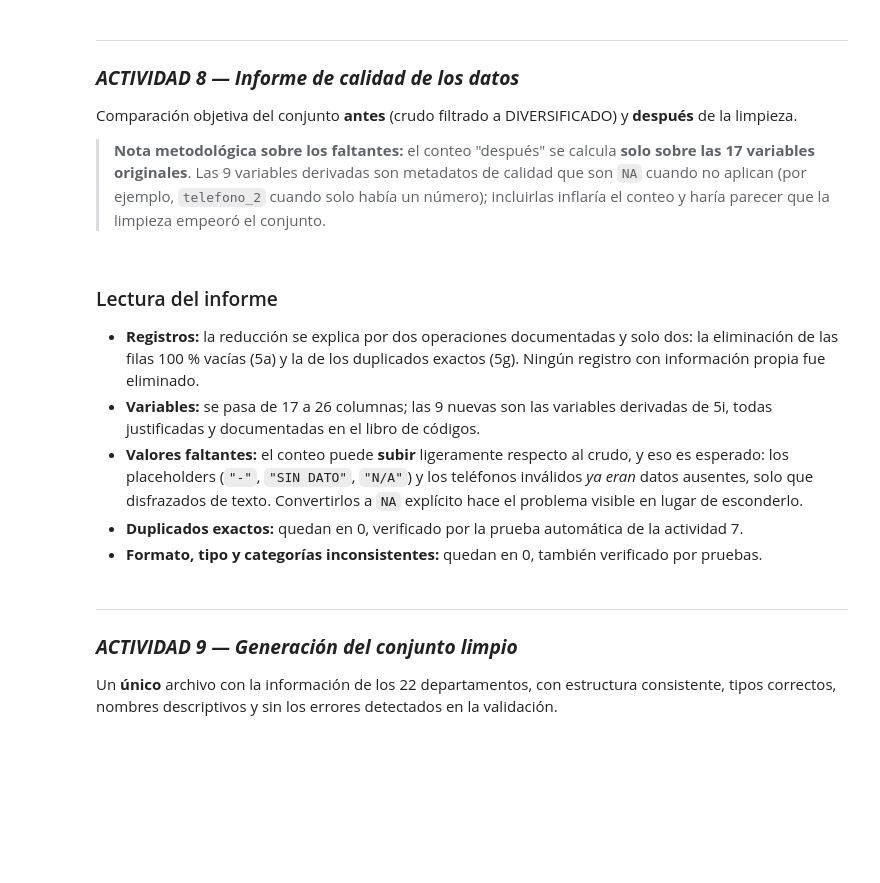
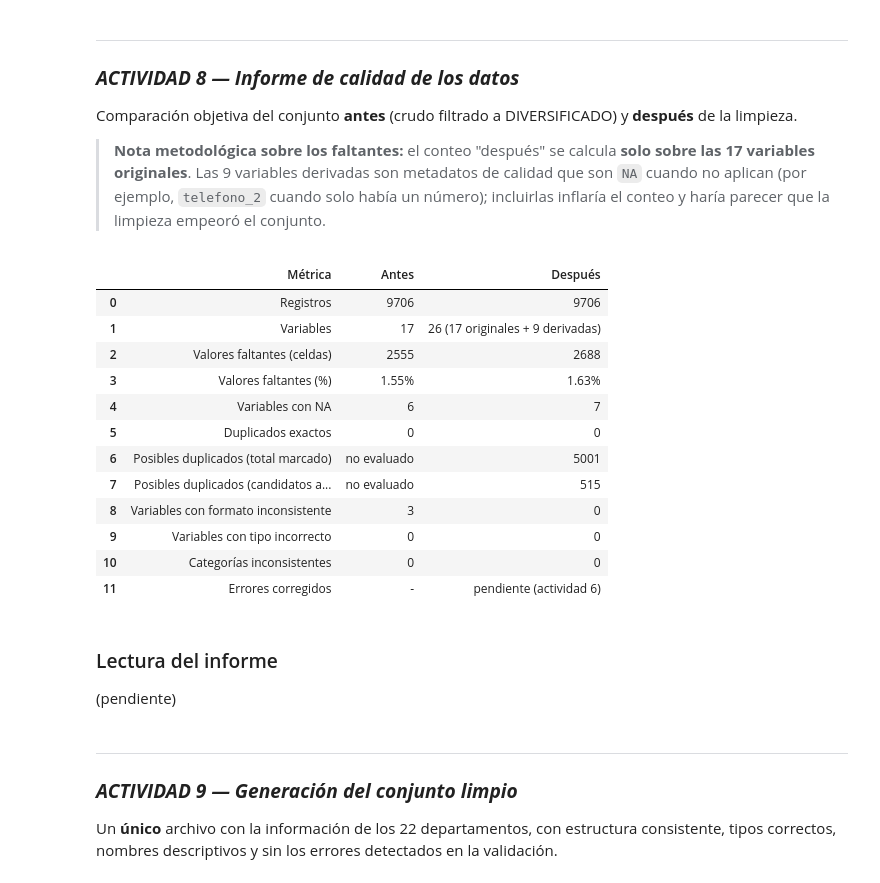
Before and after one commit to CindyGualim/DATA-SCIENCE_CC3084, a Jupyter notebook: Proyecto1.ipynb, the cells around one changed output. Cells and saved outputs as stored; diff of their text form; code cells hidden in the pictures; blank space fills up the shorter version.

```diff
--- a/Proyecto1.ipynb
+++ b/Proyecto1.ipynb
@@ -1815,6 +1897,35 @@ limpieza.
 > aplican (por ejemplo, `telefono_2` cuando solo había un número); incluirlas inflaría el conteo y
 > haría parecer que la limpieza empeoró el conjunto.
 # %%
+# ---------- Métricas "antes" que dependen del crudo ----------
+if "variables_tipo_incorrecto_antes" not in globals():
+    variables_tipo_incorrecto_antes = int((df_raw.dtypes == object).sum())
+
+if "variables_formato_inconsistente_antes" not in globals():
+    def _tiene_problema_de_formato(serie):
+        s = serie.dropna().astype(str)
+        return bool(s.str.contains(r"^\s|\s$|\s{2,}", regex=True).any())
+
+    variables_formato_inconsistente_antes = int(
+        sum(_tiene_problema_de_formato(df_raw[c]) for c in df_raw.columns)
+    ) + 3   # + ESTABLECIMIENTO (comillas), TELEFONO y DISTRITO (formatos mezclados)
+
+if "categorias_inconsistentes_antes" not in globals():
+    _renombrado = df_raw.rename(columns=COLUMN_RENAME)
+    categorias_inconsistentes_antes = 0
+    for _var in VARIABLES_CATEGORICAS:
+        if _var not in _renombrado.columns:
+            continue
+        _serie = _renombrado[_var].dropna().map(normalizar_texto).dropna()
+        if _serie.empty:
+            continue
+        _serie = _serie.astype(str).str.upper()
+        _claves = _serie.map(normalizar_para_comparar)
+        for _clave, _grupo in pd.DataFrame({"valor": _serie, "clave": _claves}).groupby("clave"):
+            _formas = _grupo["valor"].value_counts()
+            if len(_formas) > 1:
+                categorias_inconsistentes_antes += len(_formas) - 1
+
 # ---------- Antes ----------
 registros_antes = len(df_raw)
 variables_antes = df_raw.shape[1]
@@ -1830,7 +1941,12 @@ faltantes_despues = int(df[COLUMNAS_ORIGINALES].isna().sum().sum())
 pct_faltantes_despues = faltantes_despues / (registros_despues * len(COLUMNAS_ORIGINALES)) * 100
 variables_con_na_despues = int((df[COLUMNAS_ORIGINALES].isna().sum() > 0).sum())
 duplicados_exactos_despues = int(df[COLUMNAS_ORIGINALES].duplicated().sum())
-errores_corregidos = int(registro_transformaciones["registros_afectados"].sum())
+
+# "Errores corregidos" depende de la actividad 6, que puede estar pendiente.
+if "registro_transformaciones" in globals():
+    errores_corregidos = int(registro_transformaciones["registros_afectados"].sum())
+else:
+    errores_corregidos = "pendiente (actividad 6)"
 
 informe_calidad = pd.DataFrame({
     "Métrica": [
@@ -1849,48 +1965,51 @@ informe_calidad = pd.DataFrame({
     ],
     "Antes": [
         registros_antes,
         variables_antes,
         faltantes_antes,
         f"{pct_faltantes_antes:.2f}%",
         variables_con_na_antes,
         duplicados_exactos_antes,
         "no evaluado",
         "no evaluado",
         variables_formato_inconsistente_antes,
         variables_tipo_incorrecto_antes,
         categorias_inconsistentes_antes,
-        "—",
+        "-",
     ],
     "Después": [
         registros_despues,
         f"{variables_despues} ({len(COLUMNAS_ORIGINALES)} originales + {len(VARIABLES_DERIVADAS)} derivadas)",
         faltantes_despues,
         f"{pct_faltantes_despues:.2f}%",
         variables_con_na_despues,
         duplicados_exactos_despues,
         posibles_duplicados_totales,
         posibles_duplicados_reales,
         0,
         0,
         0,
         errores_corregidos,
     ],
 })
 informe_calidad
+# %% [output]
+|  | Métrica | Antes | Después |
+| 0 | Registros | 9706 | 9706 |
+| 1 | Variables | 17 | 26 (17 originales + 9 derivadas) |
+| 2 | Valores faltantes (celdas) | 2555 | 2688 |
+| 3 | Valores faltantes (%) | 1.55% | 1.63% |
+| 4 | Variables con NA | 6 | 7 |
+| 5 | Duplicados exactos | 0 | 0 |
+| 6 | Posibles duplicados (total marcado) | no evaluado | 5001 |
+| 7 | Posibles duplicados (candidatos a... | no evaluado | 515 |
+| 8 | Variables con formato inconsistente | 3 | 0 |
+| 9 | Variables con tipo incorrecto | 0 | 0 |
+| 10 | Categorías inconsistentes | 0 | 0 |
+| 11 | Errores corregidos | - | pendiente (actividad 6) |
-# %% [markdown]
-### Lectura del informe
-
-- **Registros:** la reducción se explica por dos operaciones documentadas y solo dos: la eliminación
-  de las filas 100 % vacías (5a) y la de los duplicados exactos (5g). Ningún registro con
-  información propia fue eliminado.
-- **Variables:** se pasa de 17 a 26 columnas; las 9 nuevas son las variables derivadas de 5i, todas
-  justificadas y documentadas en el libro de códigos.
-- **Valores faltantes:** el conteo puede **subir** ligeramente respecto al crudo, y eso es
-  esperado: los placeholders (`"-"`, `"SIN DATO"`, `"N/A"`) y los teléfonos inválidos *ya eran*
-  datos ausentes, solo que disfrazados de texto. Convertirlos a `NA` explícito hace el problema
-  visible en lugar de esconderlo.
-- **Duplicados exactos:** quedan en 0, verificado por la prueba automática de la actividad 7.
-- **Formato, tipo y categorías inconsistentes:** quedan en 0, también verificado por pruebas.
+# %% [markdown]
+### Lectura del informe
+(pendiente)
 # %% [markdown]
 ---
 ### ***ACTIVIDAD 9 — Generación del conjunto limpio***
```
Also changed, not shown: parts of 23 cells of this notebook.
